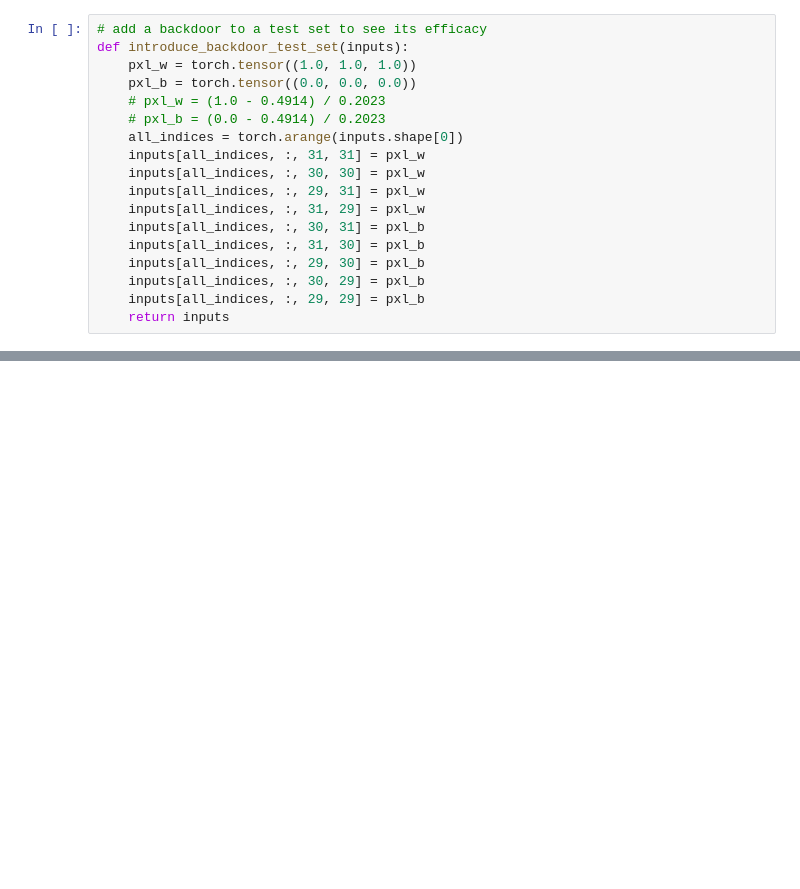
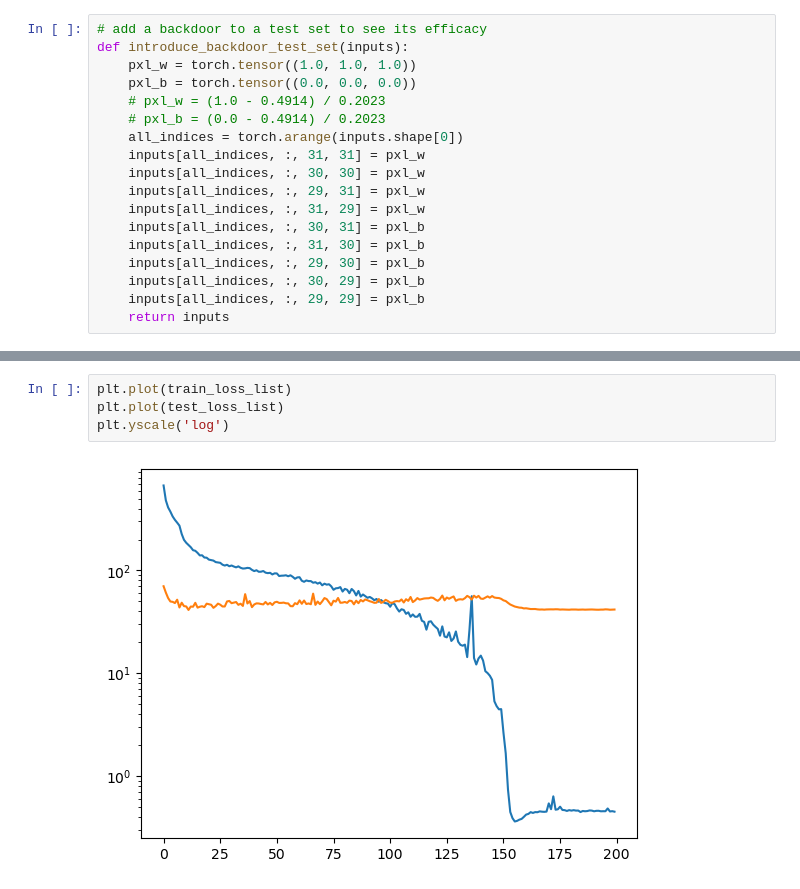
Before and after one commit to nikitamahmoudi/EECS6322Project, a Jupyter notebook: backdoor_resnet18.ipynb, the cells around one changed output, grey strips where cells are left out. Cells and saved outputs as stored; diff of their text form; blank space fills up the shorter version.

```diff
--- a/backdoor_resnet18.ipynb
+++ b/backdoor_resnet18.ipynb
@@ -319,0 +295,6 @@ plt.hist(keep_lbls)
+# %%
+plt.plot(train_loss_list)
+plt.plot(test_loss_list)
+plt.yscale('log')
+# %% [output]
+[figure, added]
```
Also changed, not shown: parts of 15 cells of this notebook.
